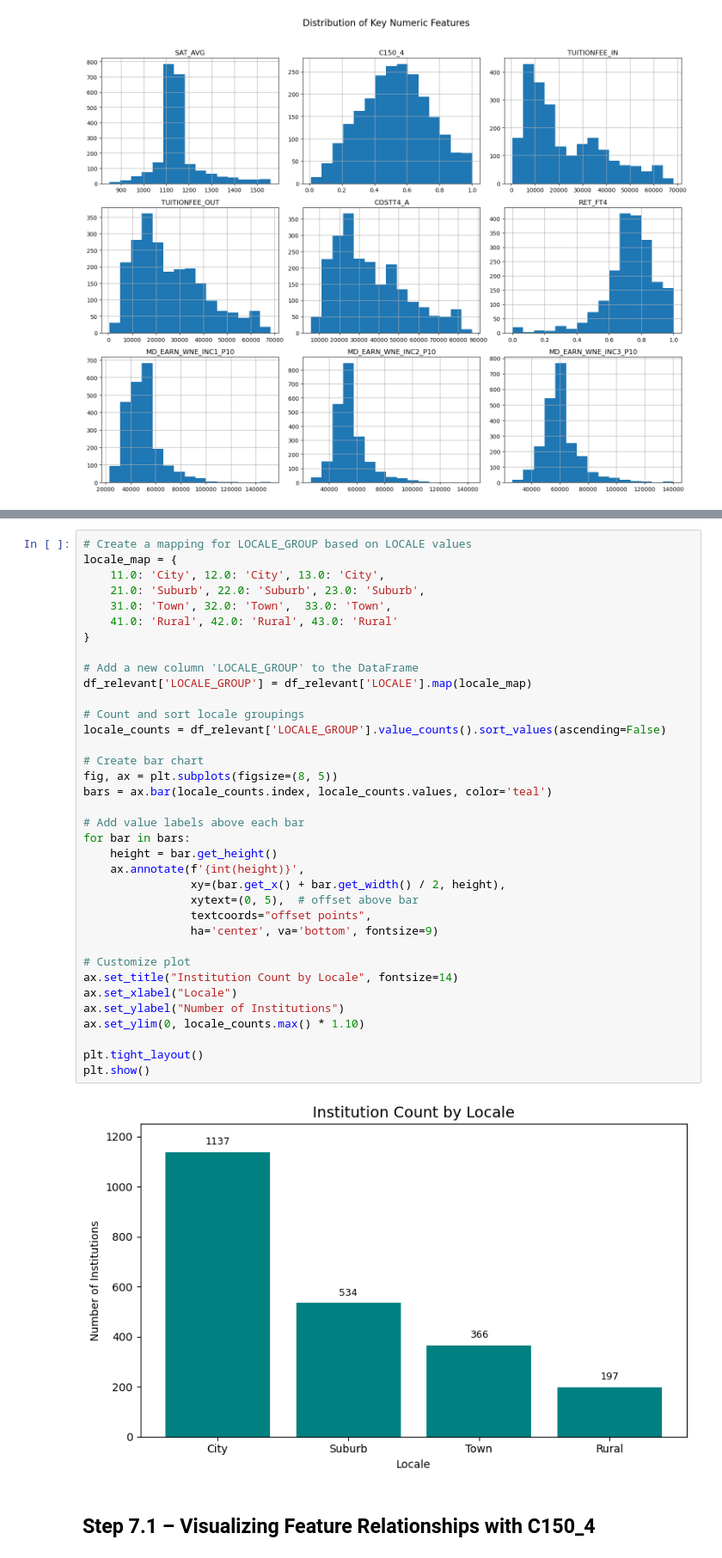
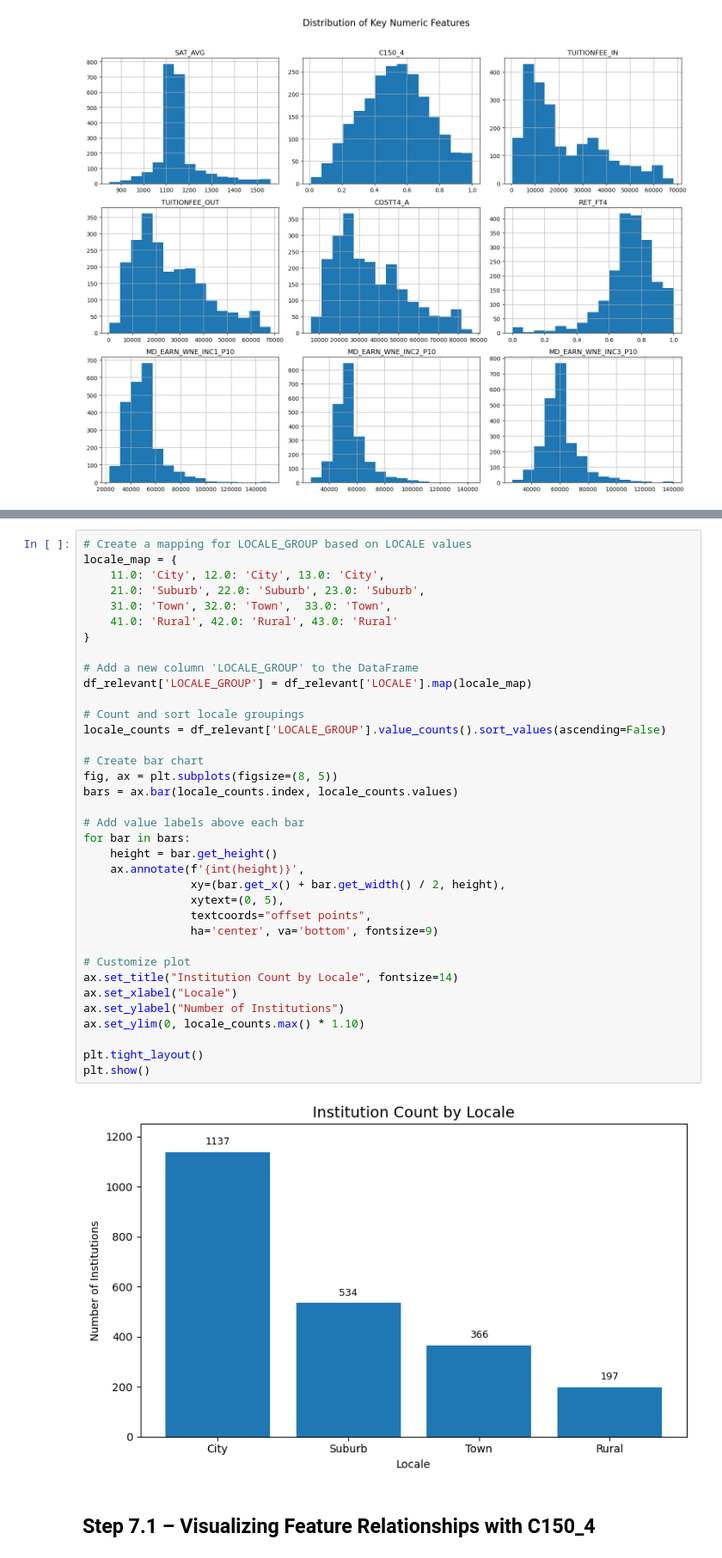
Before and after one commit to Connerj1234/4780-Project, a Jupyter notebook: preprocessing copy.ipynb, the cells around one changed output, grey strips where cells are left out. Shown at 86% size. Cells and saved outputs as stored; diff of their text form.

```diff
--- a/preprocessing copy.ipynb
+++ b/preprocessing copy.ipynb
@@ -288,36 +287,36 @@ locale_map = {
     31.0: 'Town', 32.0: 'Town',  33.0: 'Town',
     41.0: 'Rural', 42.0: 'Rural', 43.0: 'Rural'
 }
 
 # Add a new column 'LOCALE_GROUP' to the DataFrame
 df_relevant['LOCALE_GROUP'] = df_relevant['LOCALE'].map(locale_map)
 
 # Count and sort locale groupings
 locale_counts = df_relevant['LOCALE_GROUP'].value_counts().sort_values(ascending=False)
 
 # Create bar chart
 fig, ax = plt.subplots(figsize=(8, 5))
-bars = ax.bar(locale_counts.index, locale_counts.values, color='teal')
+bars = ax.bar(locale_counts.index, locale_counts.values)
 
 # Add value labels above each bar
 for bar in bars:
     height = bar.get_height()
     ax.annotate(f'{int(height)}',
                 xy=(bar.get_x() + bar.get_width() / 2, height),
-                xytext=(0, 5),  # offset above bar
+                xytext=(0, 5),
                 textcoords="offset points",
                 ha='center', va='bottom', fontsize=9)
 
 # Customize plot
 ax.set_title("Institution Count by Locale", fontsize=14)
 ax.set_xlabel("Locale")
 ax.set_ylabel("Number of Institutions")
 ax.set_ylim(0, locale_counts.max() * 1.10)
 
 plt.tight_layout()
 plt.show()
 # %% [output]
-[figure, old version]
+[figure, new version]
 # %% [markdown]
 ## Step 7.1 – Visualizing Feature Relationships with C150_4
 # %%
```
Also changed, not shown: parts of 8 cells of this notebook.
